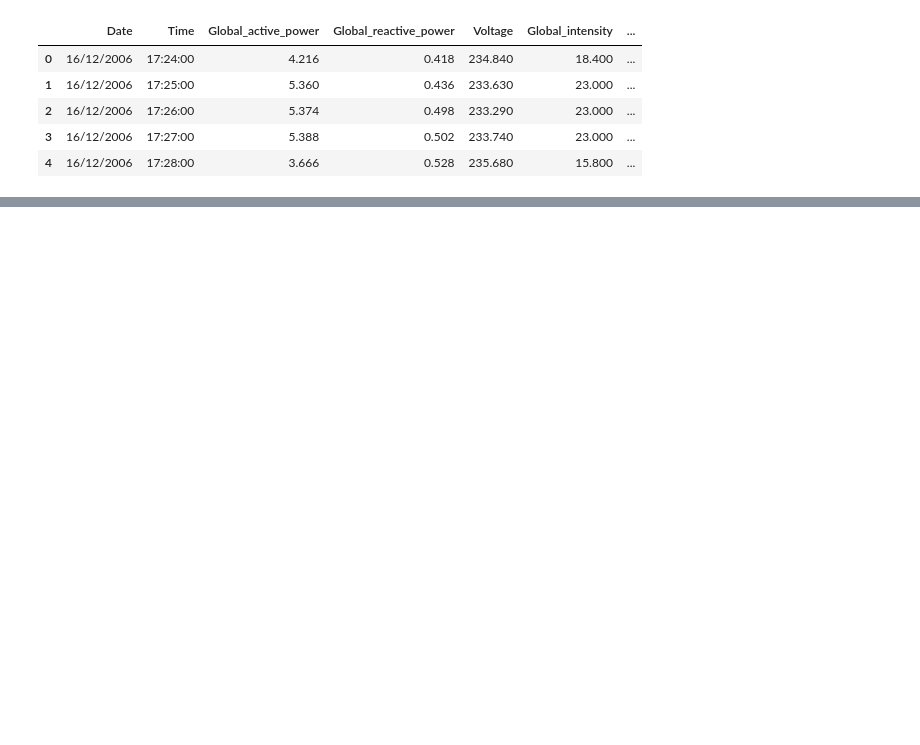
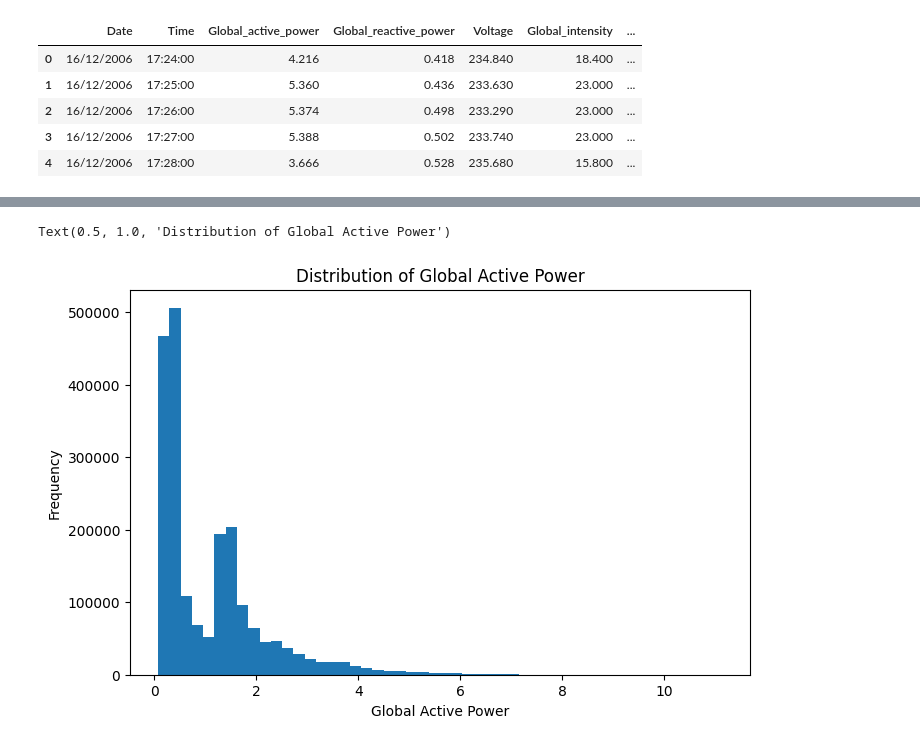
Before and after one commit to aditya303030/House_power_consumption, a Jupyter notebook: eda.ipynb, the cells around one changed output, grey strips where cells are left out. Cells and saved outputs as stored; diff of their text form; code cells hidden in the pictures; blank space fills up the shorter version.

```diff
--- a/eda.ipynb
+++ b/eda.ipynb
@@ -24,2 +25,2 @@ df["Time"].dtype
 # %%
-df['datetime'].describe()
+df["Global_active_power"] = pd.to_numeric(df["Global_active_power"], errors="coerce")
@@ -34,0 +36,11 @@ Name: datetime, dtype: object
+# %%
+# We are trying to predict Global_active_power
+
+plt.figure(figsize=(8, 5))
+plt.hist(df["Global_active_power"], bins=50)
+plt.xlabel("Global Active Power")
+plt.ylabel("Frequency")
+plt.title("Distribution of Global Active Power")
+# %% [output]
+Text(0.5, 1.0, 'Distribution of Global Active Power')
+[figure, added]
```
Also changed, not shown: parts of 12 cells of this notebook.
